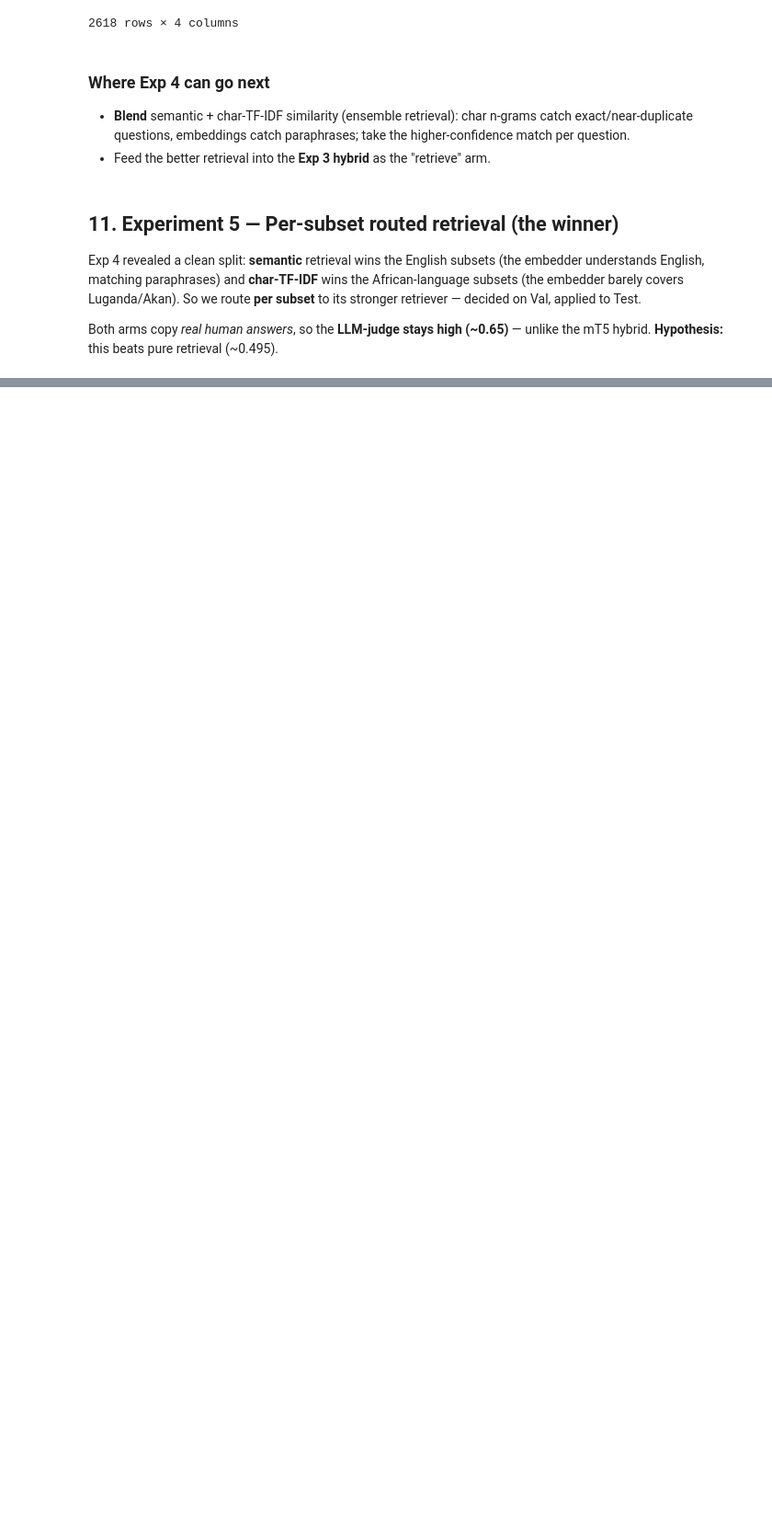
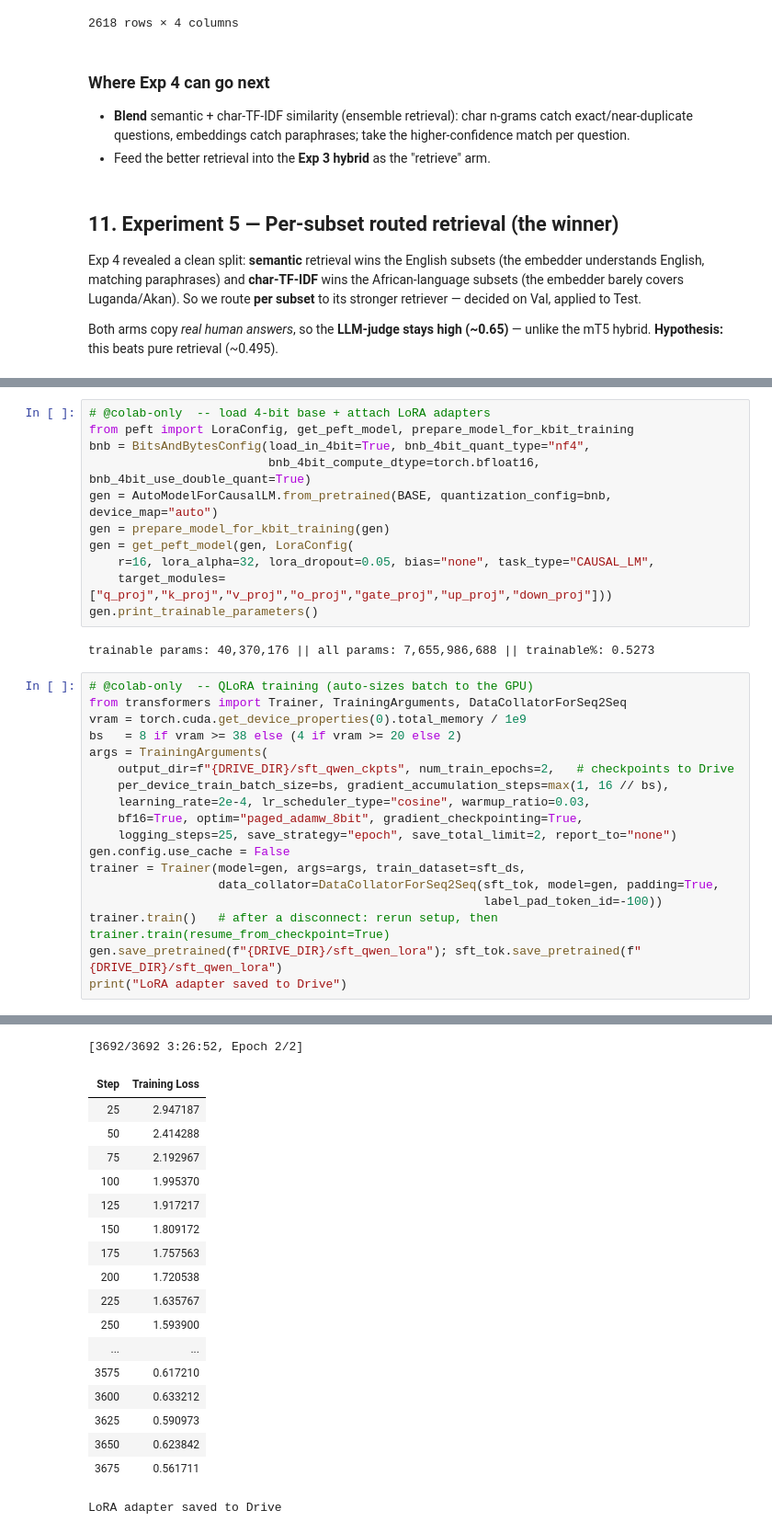
Before and after one commit to icyeza/African-Language-Health-QA-Challenge, a Jupyter notebook: health_qa_master.ipynb, the cells around one changed output, grey strips where cells are left out. Shown at 92% size. Drawn from its saved outputs; the diff is of its cells as text; blank space fills up the shorter version.

```diff
--- a/health_qa_master.ipynb
+++ b/health_qa_master.ipynb
@@ -1442,0 +1476,32 @@ wrote 2,618 rows -> submission_exp08_best_retriever.csv
+# %%
+# @colab-only  -- load 4-bit base + attach LoRA adapters
+from peft import LoraConfig, get_peft_model, prepare_model_for_kbit_training
+bnb = BitsAndBytesConfig(load_in_4bit=True, bnb_4bit_quant_type="nf4",
+                         bnb_4bit_compute_dtype=torch.bfloat16, bnb_4bit_use_double_quant=True)
+gen = AutoModelForCausalLM.from_pretrained(BASE, quantization_config=bnb, device_map="auto")
+gen = prepare_model_for_kbit_training(gen)
+gen = get_peft_model(gen, LoraConfig(
+    r=16, lora_alpha=32, lora_dropout=0.05, bias="none", task_type="CAUSAL_LM",
+    target_modules=["q_proj","k_proj","v_proj","o_proj","gate_proj","up_proj","down_proj"]))
+gen.print_trainable_parameters()
+# %% [output]
+trainable params: 40,370,176 || all params: 7,655,986,688 || trainable%: 0.5273
+# %%
+# @colab-only  -- QLoRA training (auto-sizes batch to the GPU)
+from transformers import Trainer, TrainingArguments, DataCollatorForSeq2Seq
+vram = torch.cuda.get_device_properties(0).total_memory / 1e9
+bs   = 8 if vram >= 38 else (4 if vram >= 20 else 2)
+args = TrainingArguments(
+    output_dir=f"{DRIVE_DIR}/sft_qwen_ckpts", num_train_epochs=2,   # checkpoints to Drive
+    per_device_train_batch_size=bs, gradient_accumulation_steps=max(1, 16 // bs),
+    learning_rate=2e-4, lr_scheduler_type="cosine", warmup_ratio=0.03,
+    bf16=True, optim="paged_adamw_8bit", gradient_checkpointing=True,
+    logging_steps=25, save_strategy="epoch", save_total_limit=2, report_to="none")
+gen.config.use_cache = False
+trainer = Trainer(model=gen, args=args, train_dataset=sft_ds,
+                  data_collator=DataCollatorForSeq2Seq(sft_tok, model=gen, padding=True,
+                                                       label_pad_token_id=-100))
+trainer.train()   # after a disconnect: rerun setup, then trainer.train(resume_from_checkpoint=True)
+gen.save_pretrained(f"{DRIVE_DIR}/sft_qwen_lora"); sft_tok.save_pretrained(f"{DRIVE_DIR}/sft_qwen_lora")
+print("LoRA adapter saved to Drive")
+# %% [output]
@@ -1442,0 +1509,19 @@ wrote 2,618 rows -> submission_exp08_best_retriever.csv
+[3692/3692 3:26:52, Epoch 2/2]
+| Step | Training Loss |
+| 25 | 2.947187 |
+| 50 | 2.414288 |
+| 75 | 2.192967 |
+| 100 | 1.995370 |
+| 125 | 1.917217 |
+| 150 | 1.809172 |
+| 175 | 1.757563 |
+| 200 | 1.720538 |
+| 225 | 1.635767 |
+| 250 | 1.593900 |
+| ... | ... |
+| 3575 | 0.617210 |
+| 3600 | 0.633212 |
+| 3625 | 0.590973 |
+| 3650 | 0.623842 |
+| 3675 | 0.561711 |
+LoRA adapter saved to Drive
```
Also changed, not shown: parts of 46 cells of this notebook.
